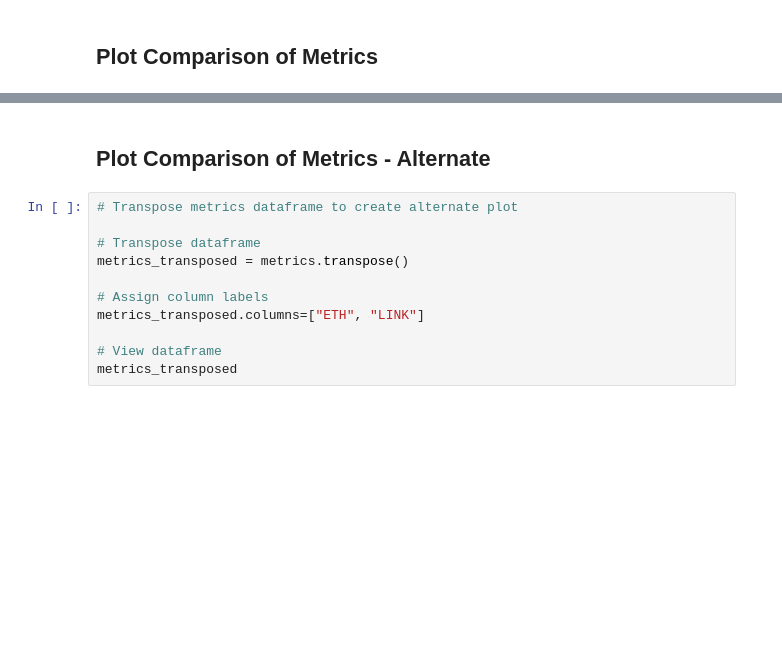
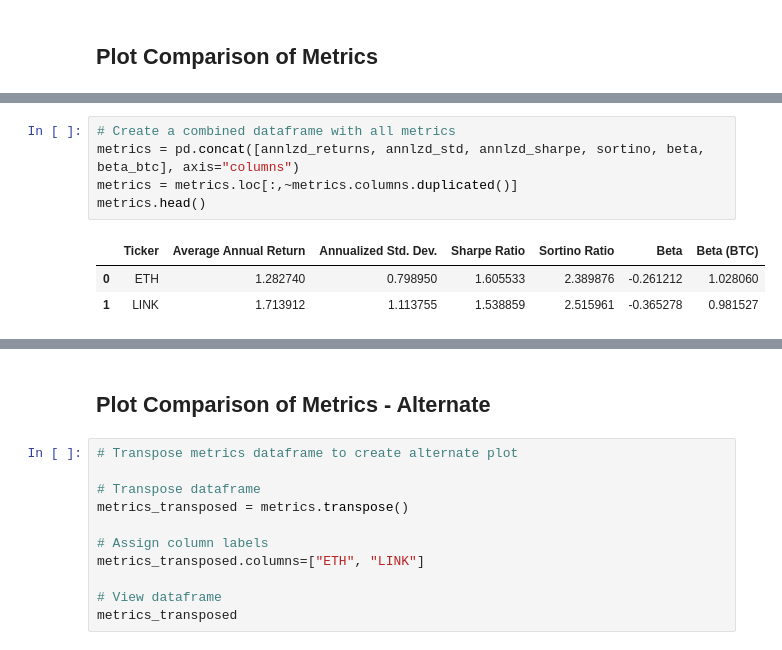
Before and after one commit to nairrekhabr/Project_3, a Jupyter notebook: eth_link_analysis/eth_link_historical_analysis.ipynb, the cells around one changed output, grey strips where cells are left out. Drawn from its saved outputs; the diff is of its cells as text; blank space fills up the shorter version.

```diff
--- a/eth_link_analysis/eth_link_historical_analysis.ipynb
+++ b/eth_link_analysis/eth_link_historical_analysis.ipynb
@@ -440,0 +513,9 @@ metrics.hvplot.bar(y=["Average Annual Return", "Annualized Std. Dev.", "Sharpe R
+# %%
+# Create a combined dataframe with all metrics
+metrics = pd.concat([annlzd_returns, annlzd_std, annlzd_sharpe, sortino, beta, beta_btc], axis="columns")
+metrics = metrics.loc[:,~metrics.columns.duplicated()]
+metrics.head()
+# %% [output]
+|  | Ticker | Average Annual Return | Annualized Std. Dev. | Sharpe Ratio | Sortino Ratio | Beta | Beta (BTC) |
+| 0 | ETH | 1.282740 | 0.798950 | 1.605533 | 2.389876 | -0.261212 | 1.028060 |
+| 1 | LINK | 1.713912 | 1.113755 | 1.538859 | 2.515961 | -0.365278 | 0.981527 |
```
Also changed, not shown: parts of 50 cells of this notebook, 20 other files.
